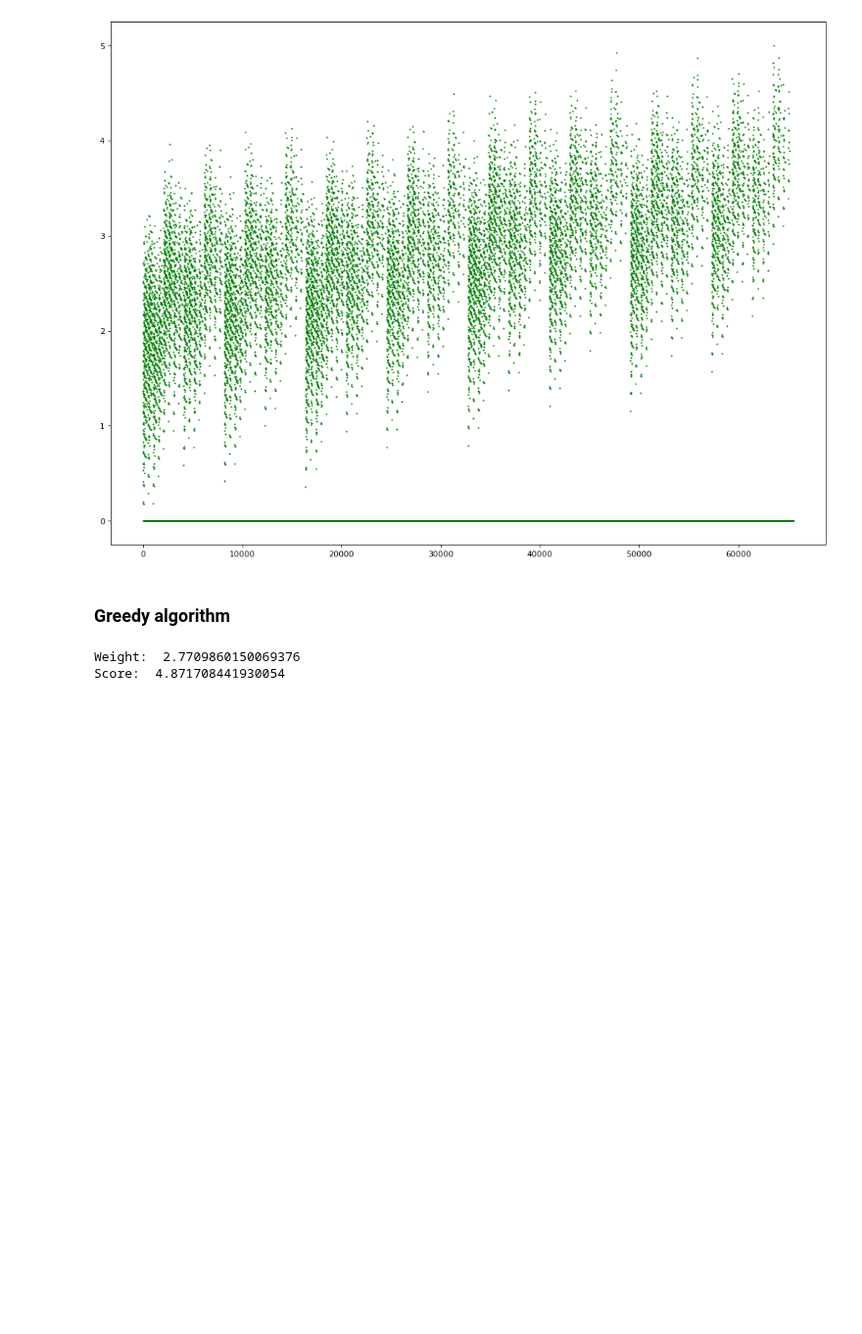
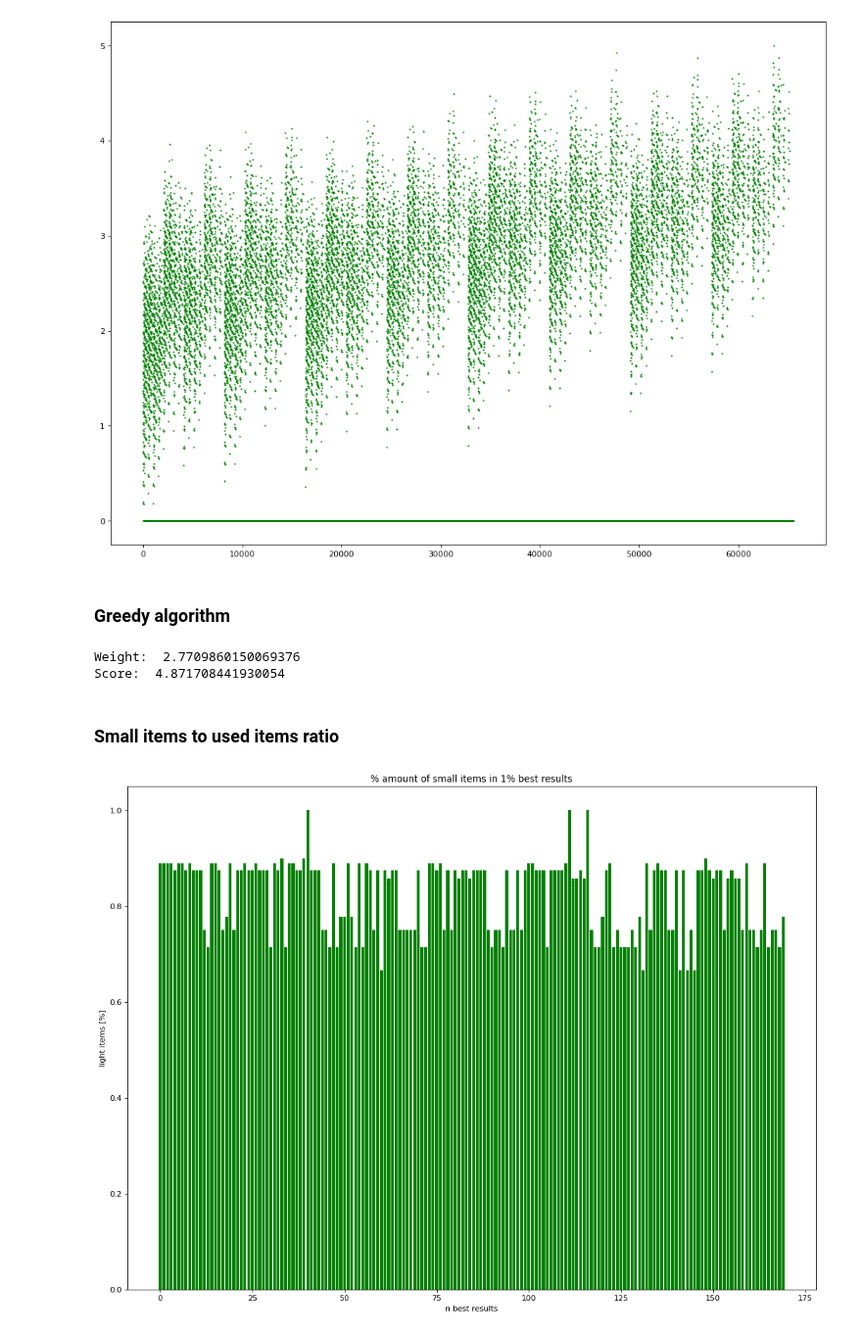
Before and after one commit to Vergenter/mswum, a Jupyter notebook: BackpackVis.ipynb, the cells around one changed output. Shown at 98% size. Drawn from its saved outputs; the diff is of its cells as text; code cells hidden in the pictures; blank space fills up the shorter version.

Commit message:
Add small items to used items ratio

```diff
--- a/BackpackVis.ipynb
+++ b/BackpackVis.ipynb
@@ -67,3 +68,49 @@ print("Score: ",greedy_score)
 # %% [output]
 Weight:  2.7709860150069376
 Score:  4.871708441930054
+# %% [markdown]
+### Small items to used items ratio
+# %%
+def scoreFunctionWithItemsSizes(mask, weights=weights,values=values,max_weight=max_weight,max_value=max_value):
+    final_weight = 0
+    score = 0
+    items = weights[mask]
+    s_items = items[items <= items_size_threshold].size
+    b_items = items[items > items_size_threshold].size
+    for i in prange(weights.size):
+        if mask[i]:
+            final_weight+=weights[i]
+            score+=values[i]
+    return final_weight, score, s_items, b_items
+
+def getDataWithItemsSize():
+    return np.array([scoreFunctionWithItemsSizes(encodeNumber(x)) for x in prange(2**n_items)])
+
+data_with_sizes_t = getDataWithItemsSize()
+# %%
+# Sort by weights
+data_with_sizes = data_with_sizes_t[np.argsort(data_with_sizes_t[:, 0])]
+# Delete results larger than max_weight
+data_with_sizes = data_with_sizes[(data_with_sizes[:,0] <= max_weight)]
+# Sort by score
+data_with_sizes = data_with_sizes[np.argsort(data_with_sizes[:, 1])]
+# %%
+# Number of best 1% results
+data_size = data_with_sizes.shape[0]
+best_1_cnt = int(np.round(data_size/100))
+# %%
+# Flip results (start from the best result)
+best_1_ar = np.flip(data_with_sizes[-best_1_cnt:], axis=0)
+# Prepare small items percentages
+small_items_p = best_1_ar[:,2]/(best_1_ar[:,2]+best_1_ar[:,3])
+# %%
+# Plot results
+import matplotlib.pyplot as plt
+plt.figure(figsize=(16, 12), dpi=80)
+plt.bar(np.arange(best_1_cnt), small_items_p, color="g")
+plt.ylabel('light items [%]')
+plt.xlabel('n best results')
+plt.title('% amount of small items in 1% best results')
+plt.show()
+# %% [output]
+[figure, added]
```
Also changed, not shown: parts of 2 cells of this notebook.
